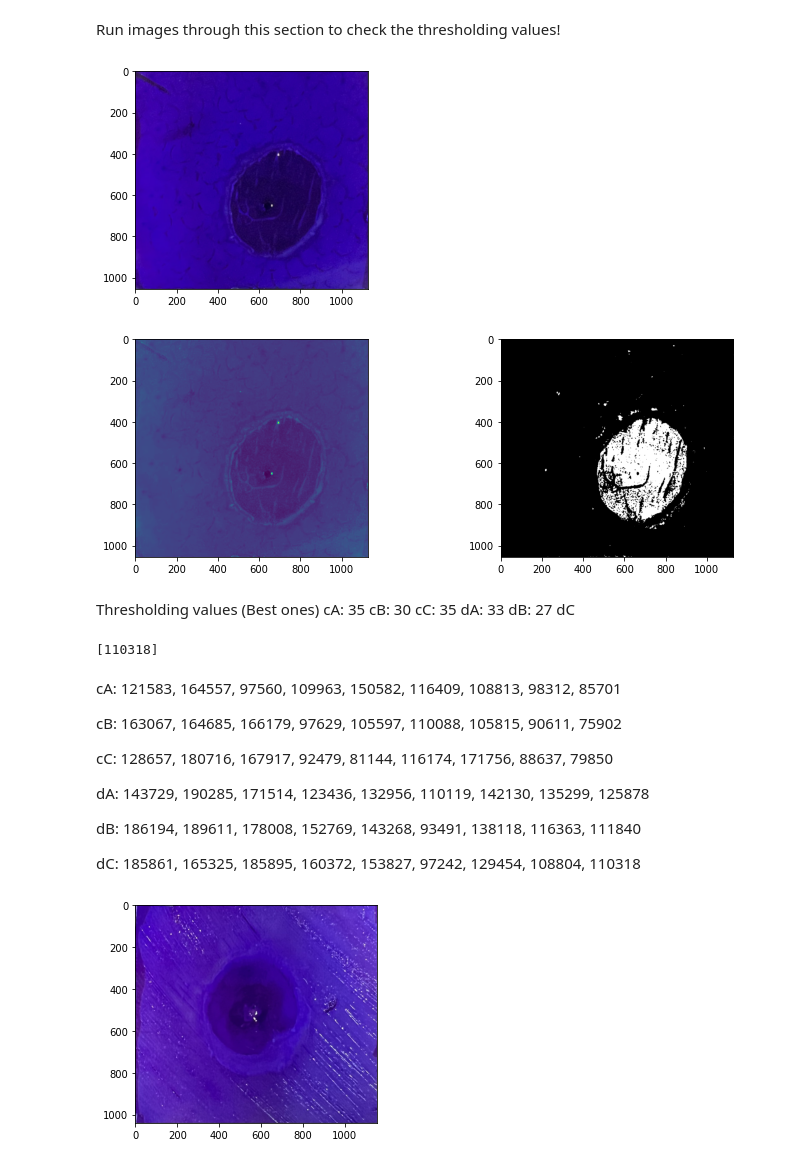
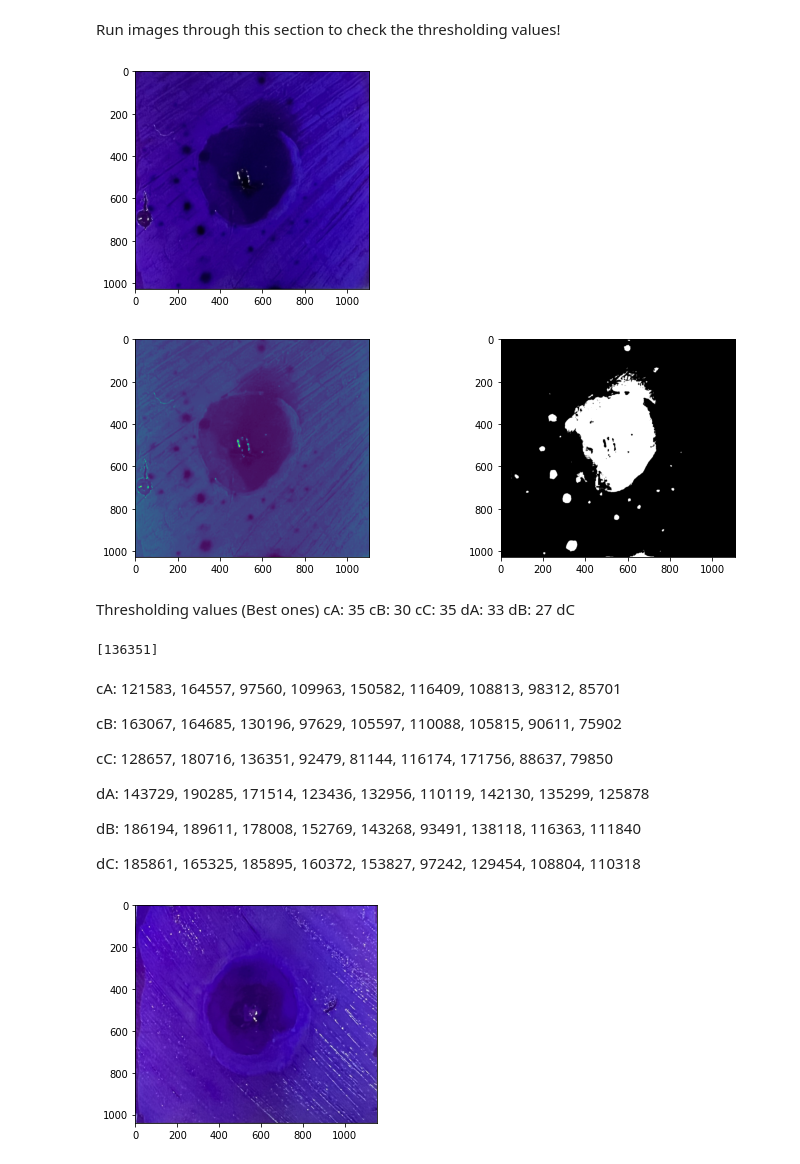
Before and after one commit to lmkelly16/BYU-REU-2022, a Jupyter notebook: all_the_loops.ipynb, the cells around one changed output. Cells and saved outputs as stored; diff of their text form; code cells hidden in the pictures.

```diff
--- a/all_the_loops.ipynb
+++ b/all_the_loops.ipynb
@@ -349,19 +349,19 @@ plt.legend(["Controls", "Treated"]);
 Run images through this section to check the thresholding values!
 # %%
 # Load the phase contrast image.
-im = skimage.io.imread(img_list_dC[8])
+im = skimage.io.imread(img_list_cC[2])
 
 # see how good the contrast is
 cim = im[:,:,0]
 
 # look at it
 plt.imshow(im);
 # %% [output]
-[figure, old version]
+[figure, new version]
 # %%
 ''' Thresholding '''
 # Threshold value, as obtained by eye
-im_thresh = 35
+im_thresh = 25
 
 # Generate thresholded image
 im_bw = cim < im_thresh
@@ -371,7 +371,7 @@ fig, ax = plt.subplots(1, 2, figsize=(12,4))
 ax[0].imshow(cim)
 ax[1].imshow(im_bw, cmap=plt.cm.gray);
 # %% [output]
-[figure, old version]
+[figure, new version]
 # %% [markdown]
 Thresholding values (Best ones)
 cA: 35
@@ -385,16 +385,16 @@ dC
 
 area_list=[]
 
-for i in range(8,9):
+for i in range(2,3):
 
   zone_area_list_fix=[]
 
   # Load the phase contrast image.
-  im = skimage.io.imread(img_list_dC[i])
+  im = skimage.io.imread(img_list_cC[i])
   cim = im[:,:,0]
 
   # Threshold value, as obtained by eye
-  im_thresh = 35
+  im_thresh = 25
 
   # Generate thresholded image
   im_bw = cim < im_thresh
@@ -414,13 +414,13 @@ for i in range(8,9):
 
 zone_area_list_fix
 # %% [output]
-[110318]
+[136351]
 # %% [markdown]
 cA: 121583, 164557, 97560, 109963, 150582, 116409, 108813, 98312, 85701
 
-cB: 163067, 164685, 166179, 97629, 105597, 110088, 105815, 90611, 75902
+cB: 163067, 164685, 130196, 97629, 105597, 110088, 105815, 90611, 75902
 
-cC: 128657, 180716, 167917, 92479, 81144, 116174, 171756, 88637, 79850
+cC: 128657, 180716, 136351, 92479, 81144, 116174, 171756, 88637, 79850
 
 dA: 143729, 190285, 171514, 123436, 132956, 110119, 142130, 135299, 125878
 
```
Also changed, not shown: parts of 5 cells of this notebook.
